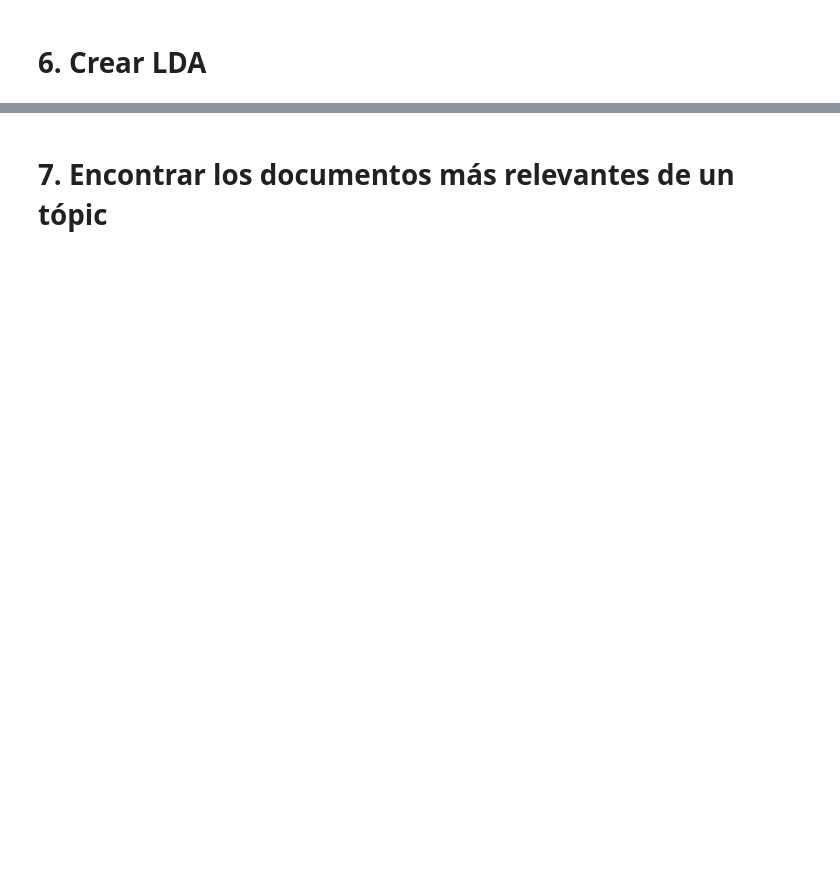
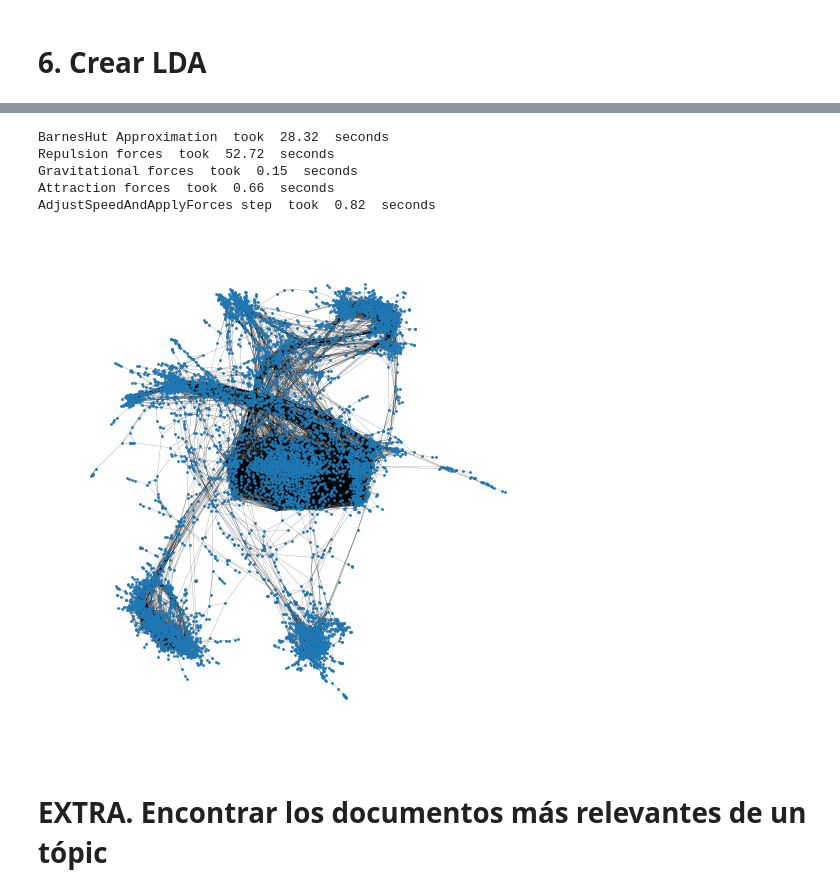
Before and after one commit to alba-muma/NLP, a Jupyter notebook: lda/Topic_Modelling.ipynb, the cells around one changed output, grey strips where cells are left out. Drawn from its saved outputs; the diff is of its cells as text; code cells hidden in the pictures; blank space fills up the shorter version.

```diff
--- a/lda/Topic_Modelling.ipynb
+++ b/lda/Topic_Modelling.ipynb
@@ -298,5 +578,55 @@ WARNING:gensim.models.ldamodel:too few updates, training might not converge; con
+# %%
+from fa2_modified import ForceAtlas2
+
+# Compute positions using layout algorithm
+gravity = 50
+
+# Create layout object
+# <SOL>
+layout = ForceAtlas2(
+    # Behavior alternatives
+    outboundAttractionDistribution=False,  # Dissuade hubs
+    linLogMode=False,  # NOT IMPLEMENTED
+    adjustSizes=False,  # Prevent overlap (NOT IMPLEMENTED)
+    edgeWeightInfluence=1.0,
+    # Performance
+    jitterTolerance=1.0,  # Tolerance
+    barnesHutOptimize=True,
+    barnesHutTheta=1.2,
+    multiThreaded=False,  # NOT IMPLEMENTED
+    # Tuning
+    scalingRatio=2.0,
+    strongGravityMode=False,
+    gravity=gravity,
+    # Log
+    verbose=True)
+# </SOL>
+
+# This is a hack to avoid an execution error depending on the version of networkx. You can
+# simply ignore but not remove it
+if not hasattr(nx, "to_scipy_sparse_matrix"):
+    def to_scipy_sparse_matrix(G, dtype='f', format='lil'):
+        return nx.to_scipy_sparse_array(G_lcc)
+    nx.to_scipy_sparse_matrix = to_scipy_sparse_matrix
+
+# Compute node positions using forceatlas2_networkx_layout method.
+# positions = <FILL IN>
+positions = layout.forceatlas2_networkx_layout(G_lcc, pos=None, iterations=200)
+
+# Draw graph
+# <SOL>
+plt.figure(figsize=(5,5))
+nx.draw(G_lcc, positions, node_size=1, width=0.1)
+# </SOL>
+# %% [output]
+BarnesHut Approximation  took  28.32  seconds
+Repulsion forces  took  52.72  seconds
+Gravitational forces  took  0.15  seconds
+Attraction forces  took  0.66  seconds
+AdjustSpeedAndApplyForces step  took  0.82  seconds
+[figure, added]
 # %% [markdown]
-# 7. Encontrar los documentos más relevantes de un tópic
+# EXTRA. Encontrar los documentos más relevantes de un tópic
 # %%
 def most_relevant_documents(ldag, topicid, corpus_bow, ndocs=10):
     """This function returns the most relevant documents in corpus_bow
```
Also changed, not shown: parts of 33 cells of this notebook.
